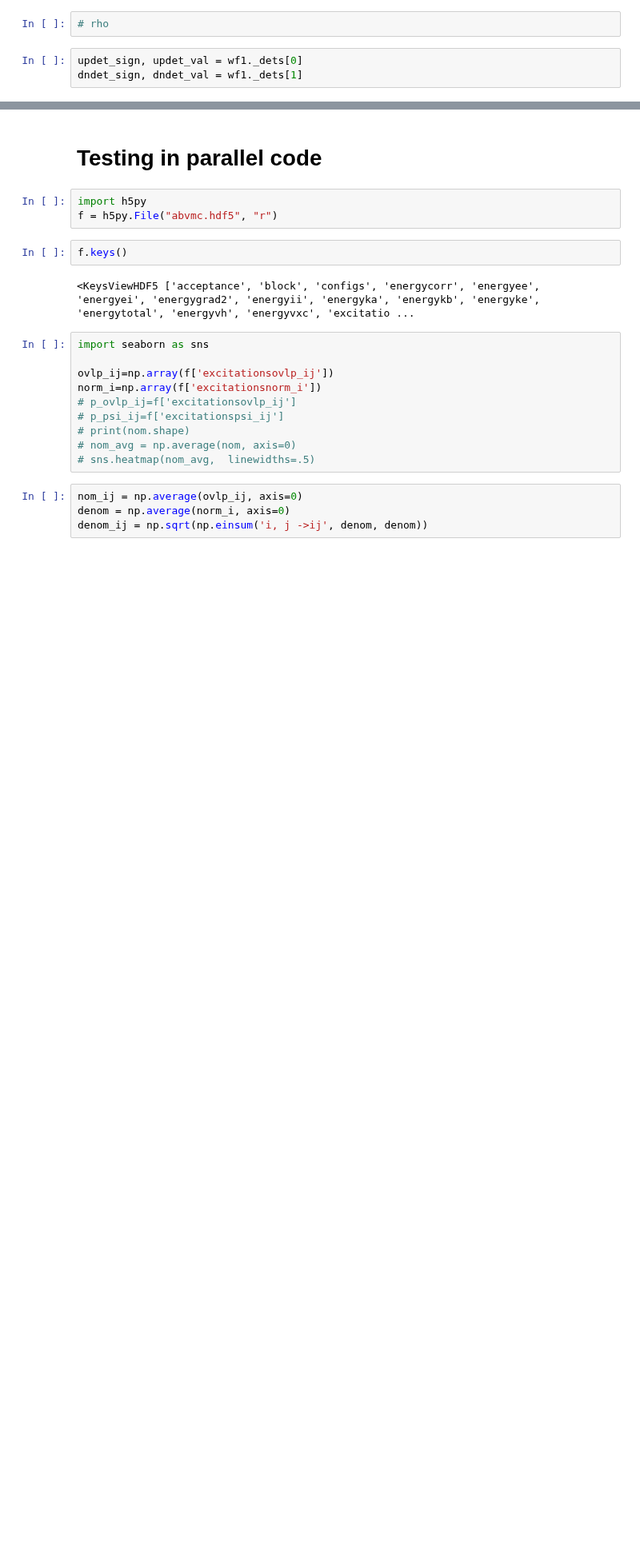
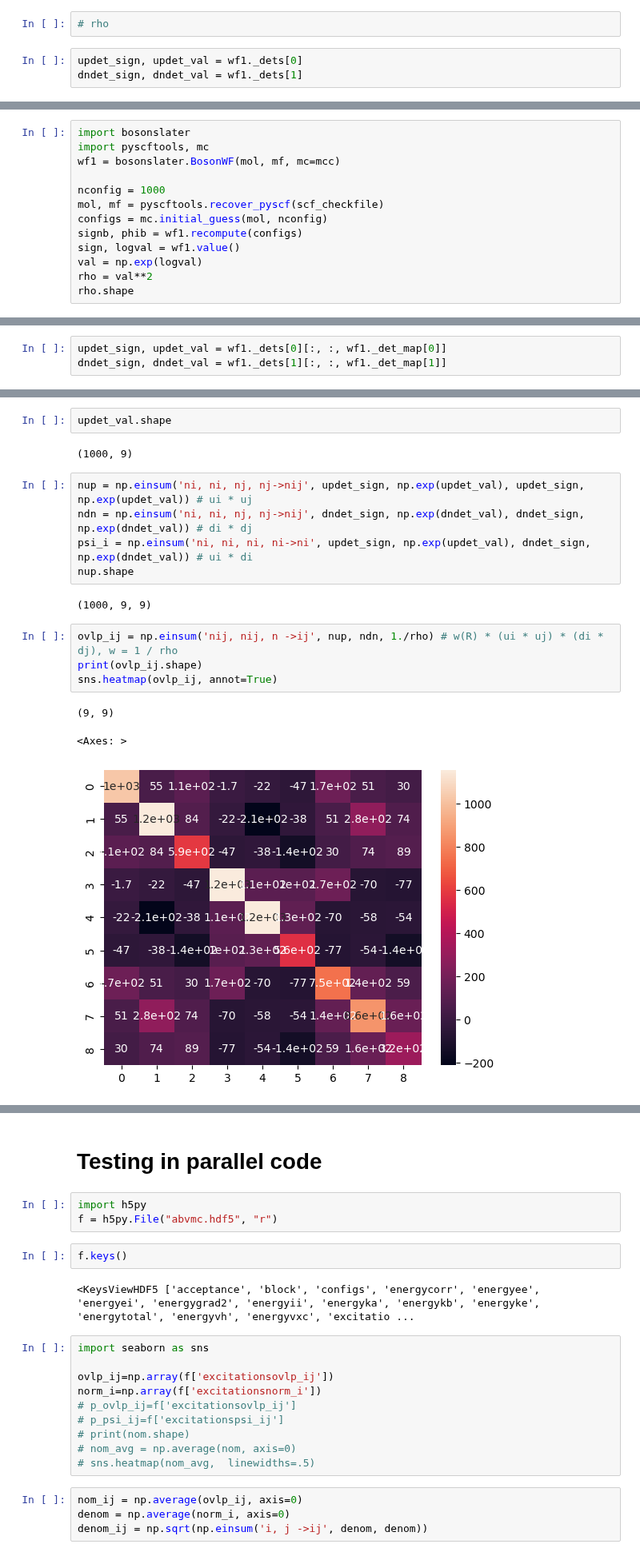
Before and after one commit to kayahans/pyqmc, a Jupyter notebook: pyqmc/test-overlap-casci-full.ipynb, the cells around one changed output, grey strips where cells are left out. Shown at 80% size. Saved outputs shown, nothing was run; the diff lists cells and outputs as text; blank space fills up the shorter version.

```diff
--- a/pyqmc/test-overlap-casci-full.ipynb
+++ b/pyqmc/test-overlap-casci-full.ipynb
@@ -284,0 +324,13 @@ sns.heatmap(mat, annot=True)
+# %%
+import bosonslater
+import pyscftools, mc
+wf1 = bosonslater.BosonWF(mol, mf, mc=mcc)
+
+nconfig = 1000
+mol, mf = pyscftools.recover_pyscf(scf_checkfile)
+configs = mc.initial_guess(mol, nconfig)
+signb, phib = wf1.recompute(configs)
+sign, logval = wf1.value()
+val = np.exp(logval)
+rho = val**2
+rho.shape
@@ -284,0 +371,3 @@ sns.heatmap(mat, annot=True)
+# %%
+updet_sign, updet_val = wf1._dets[0][:, :, wf1._det_map[0]]
+dndet_sign, dndet_val = wf1._dets[1][:, :, wf1._det_map[1]]
@@ -284,0 +376,19 @@ sns.heatmap(mat, annot=True)
+# %%
+updet_val.shape
+# %% [output]
+(1000, 9)
+# %%
+nup = np.einsum('ni, ni, nj, nj->nij', updet_sign, np.exp(updet_val), updet_sign, np.exp(updet_val)) # ui * uj
+ndn = np.einsum('ni, ni, nj, nj->nij', dndet_sign, np.exp(dndet_val), dndet_sign, np.exp(dndet_val)) # di * dj
+psi_i = np.einsum('ni, ni, ni, ni->ni', updet_sign, np.exp(updet_val), dndet_sign, np.exp(dndet_val)) # ui * di
+nup.shape
+# %% [output]
+(1000, 9, 9)
+# %%
+ovlp_ij = np.einsum('nij, nij, n ->ij', nup, ndn, 1./rho) # w(R) * (ui * uj) * (di * dj), w = 1 / rho
+print(ovlp_ij.shape)
+sns.heatmap(ovlp_ij, annot=True)
+# %% [output]
+(9, 9)
+<Axes: >
+[figure, added]
```
Also changed, not shown: parts of 53 cells of this notebook, 2 other files.
